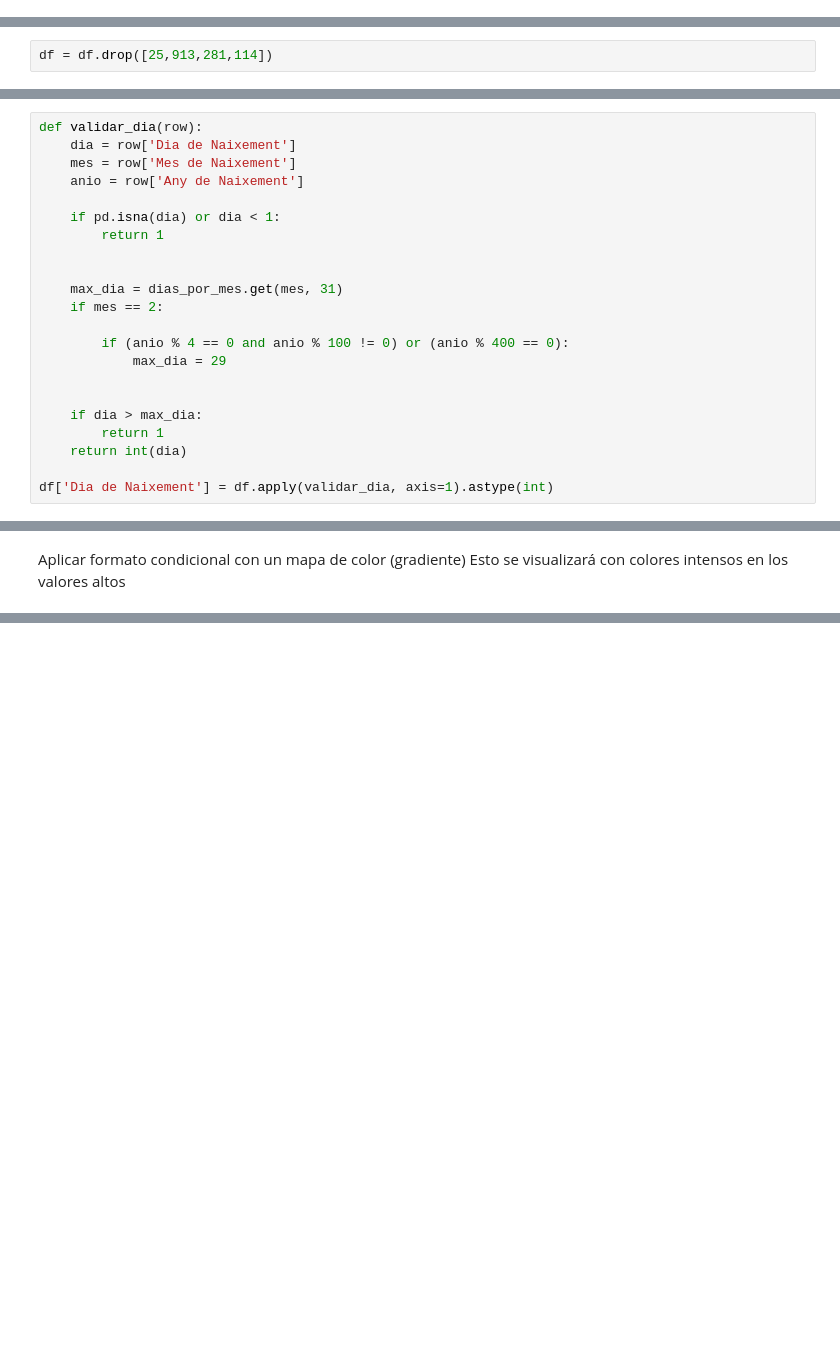
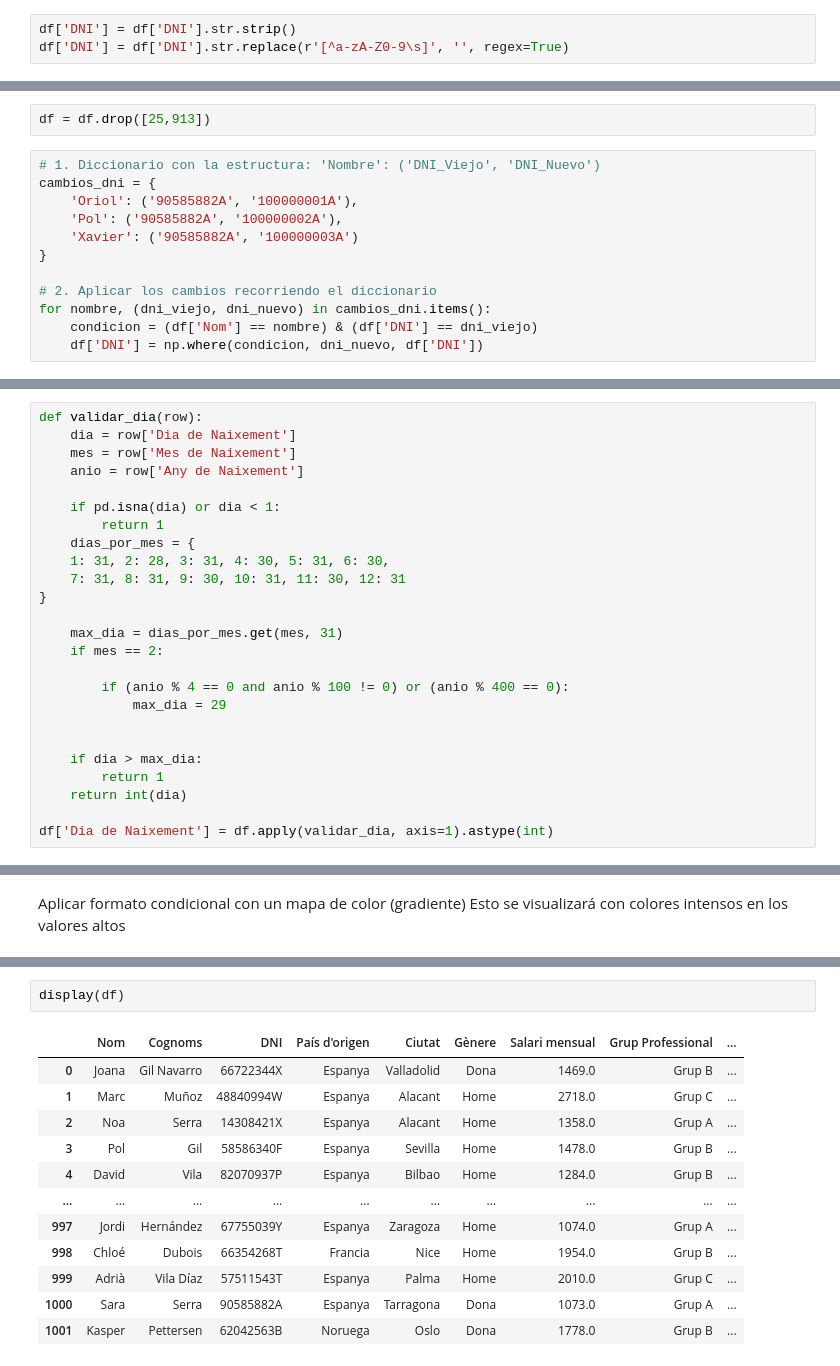
Before and after one commit to osleysorio/itacedemy_repo1_osley, a Jupyter notebook: sprint 8/sprint 8 ok.ipynb, the cells around one changed output, grey strips where cells are left out. Saved outputs shown, nothing was run; the diff lists cells and outputs as text; blank space fills up the shorter version.

```diff
--- a/sprint 8/sprint 8 ok.ipynb
+++ b/sprint 8/sprint 8 ok.ipynb
@@ -132,6 +152,9 @@ diccionario_generos = {
 Aplicamos el diccionario mediante map al dataframe
 # %%
 df['Gènere'] = df['Nom'].map(diccionario_generos).combine_first(df['Gènere'])
+# %%
+df['DNI'] = df['DNI'].str.strip()
+df['DNI'] = df['DNI'].str.replace(r'[^a-zA-Z0-9\s]', '', regex=True)
 # %% [markdown]
 Identificacion y Eliminacion de registros duplicados
 # %%
@@ -272,5 +303,17 @@ Con e DNI: 90585882A
 # %%
-df = df.drop([25,913,281,114])
+df = df.drop([25,913])
+# %%
+# 1. Diccionario con la estructura: 'Nombre': ('DNI_Viejo', 'DNI_Nuevo')
+cambios_dni = {
+    'Oriol': ('90585882A', '100000001A'),
+    'Pol': ('90585882A', '100000002A'),
+    'Xavier': ('90585882A', '100000003A')
+}
+
+# 2. Aplicar los cambios recorriendo el diccionario
+for nombre, (dni_viejo, dni_nuevo) in cambios_dni.items():
+    condicion = (df['Nom'] == nombre) & (df['DNI'] == dni_viejo)
+    df['DNI'] = np.where(condicion, dni_nuevo, df['DNI'])
 # %%
 df_resultado = df[df['DNI'] == '97954019T']
 
@@ -338,7 +381,10 @@ def validar_dia(row):
 
     if pd.isna(dia) or dia < 1:
         return 1
-
+    dias_por_mes = {
+    1: 31, 2: 28, 3: 31, 4: 30, 5: 31, 6: 30,
+    7: 31, 8: 31, 9: 30, 10: 31, 11: 30, 12: 31
+}
 
     max_dia = dias_por_mes.get(mes, 31)
     if mes == 2:
@@ -535,0 +660,15 @@ matriz_estilizada
+# %%
+display(df)
+# %% [output]
+|  | Nom | Cognoms | DNI | País d'origen | Ciutat | Gènere | Salari mensual | Grup Professional | ... |
+| 0 | Joana | Gil Navarro | 66722344X | Espanya | Valladolid | Dona | 1469.0 | Grup B | ... |
+| 1 | Marc | Muñoz | 48840994W | Espanya | Alacant | Home | 2718.0 | Grup C | ... |
+| 2 | Noa | Serra | 14308421X | Espanya | Alacant | Home | 1358.0 | Grup A | ... |
+| 3 | Pol | Gil | 58586340F | Espanya | Sevilla | Home | 1478.0 | Grup B | ... |
+| 4 | David | Vila | 82070937P | Espanya | Bilbao | Home | 1284.0 | Grup B | ... |
+| ... | ... | ... | ... | ... | ... | ... | ... | ... | ... |
+| 997 | Jordi | Hernández | 67755039Y | Espanya | Zaragoza | Home | 1074.0 | Grup A | ... |
+| 998 | Chloé | Dubois | 66354268T | Francia | Nice | Home | 1954.0 | Grup B | ... |
+| 999 | Adrià | Vila Díaz | 57511543T | Espanya | Palma | Home | 2010.0 | Grup C | ... |
+| 1000 | Sara | Serra | 90585882A | Espanya | Tarragona | Dona | 1073.0 | Grup A | ... |
+| 1001 | Kasper | Pettersen | 62042563B | Noruega | Oslo | Dona | 1778.0 | Grup B | ... |
```
Also changed, not shown: parts of 130 cells of this notebook.
